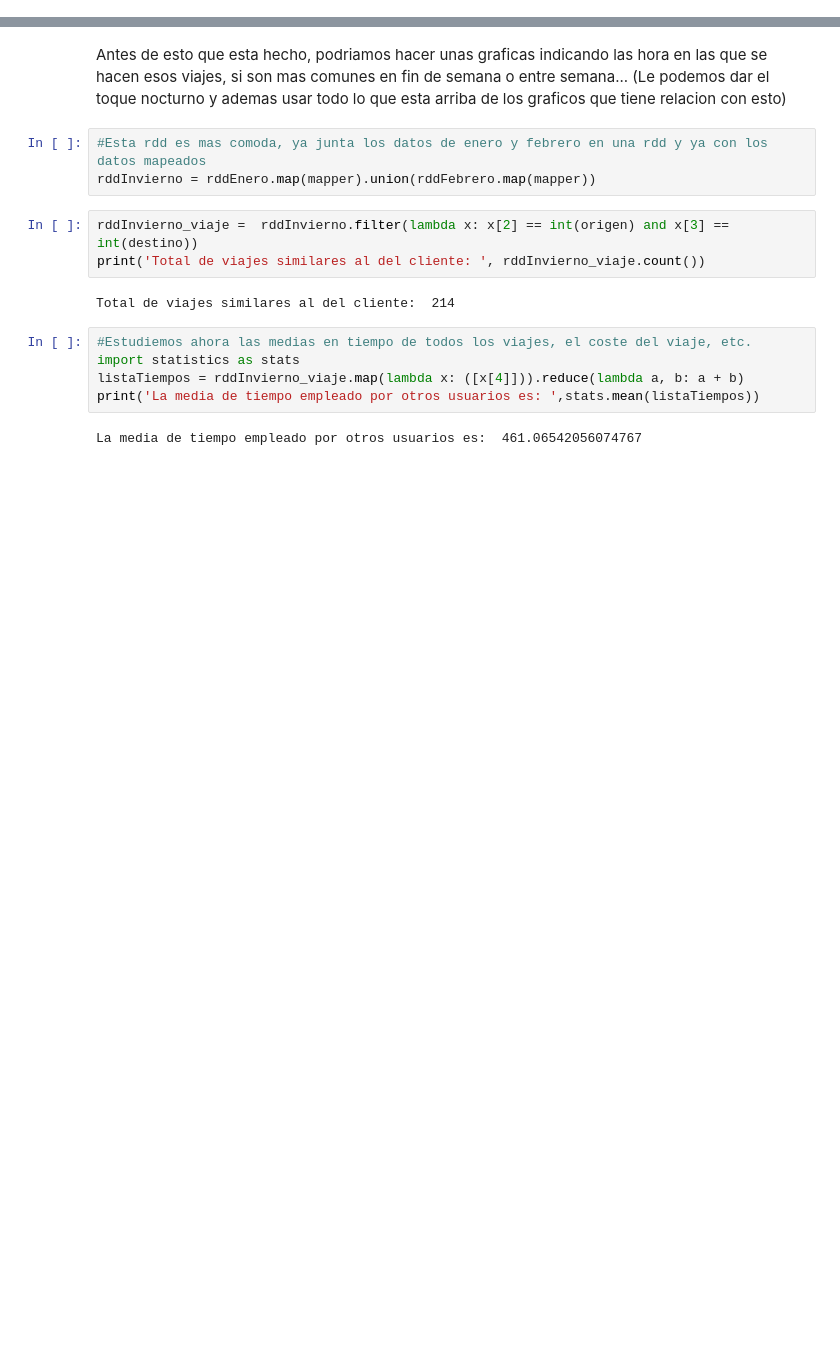
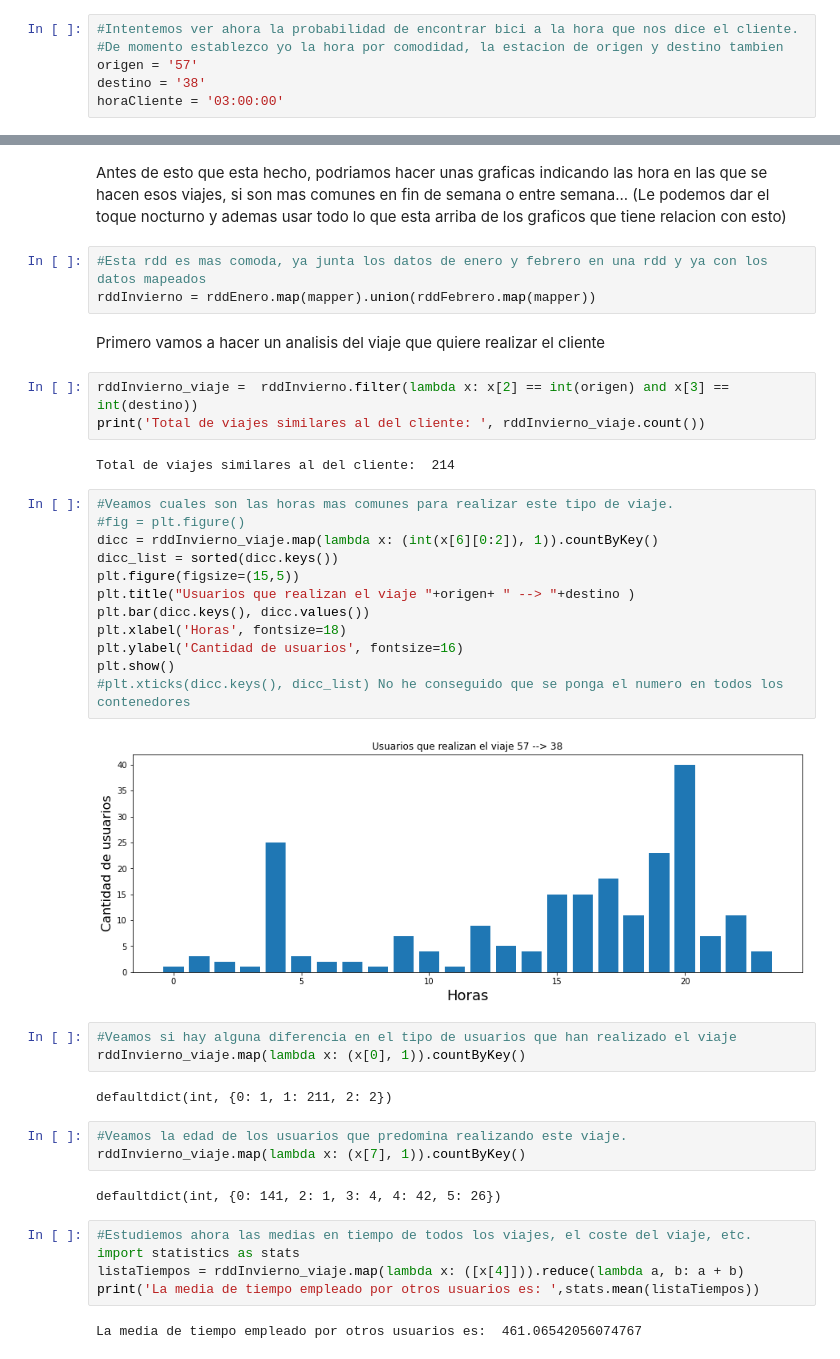
Before and after one commit to ParalelaUCM/biciMAD, a Jupyter notebook: PracticaSpark_pruebas_berni.ipynb, the cells around one changed output, grey strips where cells are left out. Cells and saved outputs as stored; diff of their text form; blank space fills up the shorter version.

```diff
--- a/PracticaSpark_pruebas_berni.ipynb
+++ b/PracticaSpark_pruebas_berni.ipynb
@@ -577,0 +661,6 @@ rddFebrero = sc.textFile('/content/dataset/201902_Usage_Bicimad.json')
+# %%
+#Intentemos ver ahora la probabilidad de encontrar bici a la hora que nos dice el cliente.
+#De momento establezco yo la hora por comodidad, la estacion de origen y destino tambien
+origen = '57'
+destino = '38'
+horaCliente = '03:00:00'
@@ -580,11 +698,37 @@ Antes de esto que esta hecho, podriamos hacer unas graficas indicando las hora e
 # %%
 #Esta rdd es mas comoda, ya junta los datos de enero y febrero en una rdd y ya con los datos mapeados
 rddInvierno = rddEnero.map(mapper).union(rddFebrero.map(mapper))
+# %% [markdown]
+Primero vamos a hacer un analisis del viaje que quiere realizar el cliente
 # %%
 rddInvierno_viaje =  rddInvierno.filter(lambda x: x[2] == int(origen) and x[3] == int(destino))
 print('Total de viajes similares al del cliente: ', rddInvierno_viaje.count())
 # %% [output]
 Total de viajes similares al del cliente:  214
+# %%
+#Veamos cuales son las horas mas comunes para realizar este tipo de viaje.
+#fig = plt.figure()
+dicc = rddInvierno_viaje.map(lambda x: (int(x[6][0:2]), 1)).countByKey()
+dicc_list = sorted(dicc.keys())
+plt.figure(figsize=(15,5))
+plt.title("Usuarios que realizan el viaje "+origen+ " --> "+destino )
+plt.bar(dicc.keys(), dicc.values())
+plt.xlabel('Horas', fontsize=18)
+plt.ylabel('Cantidad de usuarios', fontsize=16)
+plt.show()
+#plt.xticks(dicc.keys(), dicc_list) No he conseguido que se ponga el numero en todos los contenedores
+# %% [output]
+[figure, added]
+# %%
+#Veamos si hay alguna diferencia en el tipo de usuarios que han realizado el viaje
+rddInvierno_viaje.map(lambda x: (x[0], 1)).countByKey()
+# %% [output]
+defaultdict(int, {0: 1, 1: 211, 2: 2})
+# %%
+#Veamos la edad de los usuarios que predomina realizando este viaje.
+rddInvierno_viaje.map(lambda x: (x[7], 1)).countByKey()
+# %% [output]
+defaultdict(int, {0: 141, 2: 1, 3: 4, 4: 42, 5: 26})
 # %%
 #Estudiemos ahora las medias en tiempo de todos los viajes, el coste del viaje, etc.
 import statistics as stats
```
Also changed, not shown: parts of 22 cells of this notebook.
